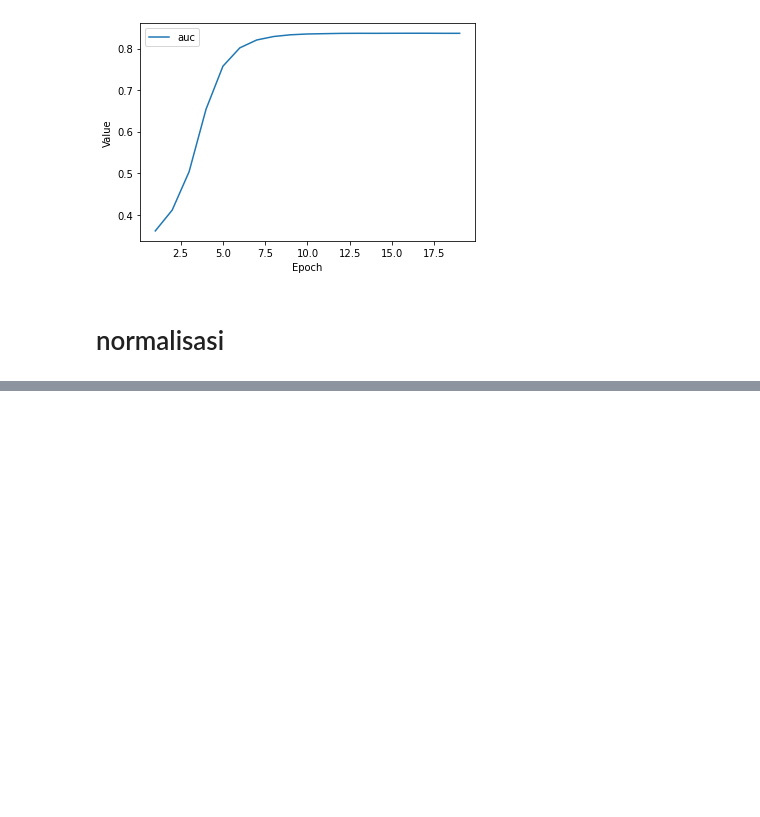
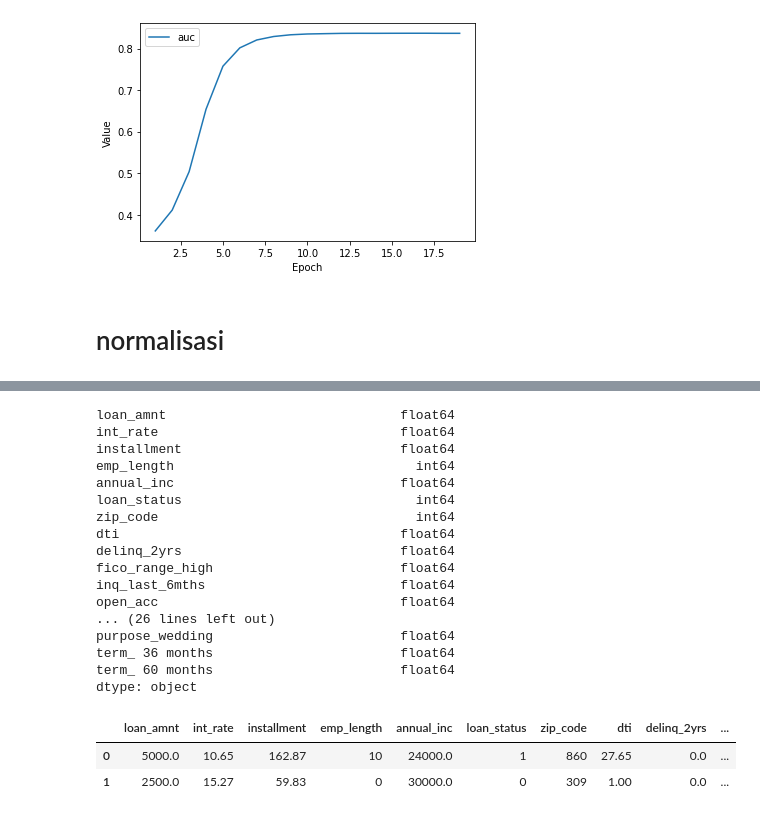
Before and after one commit to corneliarsm/Classification_Using_Tensorflow, a Jupyter notebook: belajarGIT.ipynb, the cells around one changed output, grey strips where cells are left out. Drawn from its saved outputs; the diff is of its cells as text; code cells hidden in the pictures; blank space fills up the shorter version.

```diff
--- a/belajarGIT.ipynb
+++ b/belajarGIT.ipynb
@@ -979,0 +1013,12 @@ normalized_feature = tf.feature_column.numeric_column(
+# %%
+drop_columns = []
+
+for col in loans_2007.columns:
+    non_null = loans_2007[col].dropna()
+    unique_non_null = non_null.unique()
+    num_true_unique = len(unique_non_null)
+    if num_true_unique < 2:
+        drop_columns.append(col)
+
+loans_2007 = loans_2007.drop(drop_columns, axis=1)
+drop_columns
@@ -979,0 +1071,24 @@ normalized_feature = tf.feature_column.numeric_column(
+# %%
+print(loans_2007.dtypes)
+loans_2007.head(2)
+# %% [output]
+loan_amnt                              float64
+int_rate                               float64
+installment                            float64
+emp_length                               int64
+annual_inc                             float64
+loan_status                              int64
+zip_code                                 int64
+dti                                    float64
+delinq_2yrs                            float64
+fico_range_high                        float64
+inq_last_6mths                         float64
+open_acc                               float64
+... (26 lines left out)
+purpose_wedding                        float64
+term_ 36 months                        float64
+term_ 60 months                        float64
+dtype: object
+|  | loan_amnt | int_rate | installment | emp_length | annual_inc | loan_status | zip_code | dti | delinq_2yrs | ... |
+| 0 | 5000.0 | 10.65 | 162.87 | 10 | 24000.0 | 1 | 860 | 27.65 | 0.0 | ... |
+| 1 | 2500.0 | 15.27 | 59.83 | 0 | 30000.0 | 0 | 309 | 1.00 | 0.0 | ... |
```
Also changed, not shown: parts of 10 cells of this notebook.
